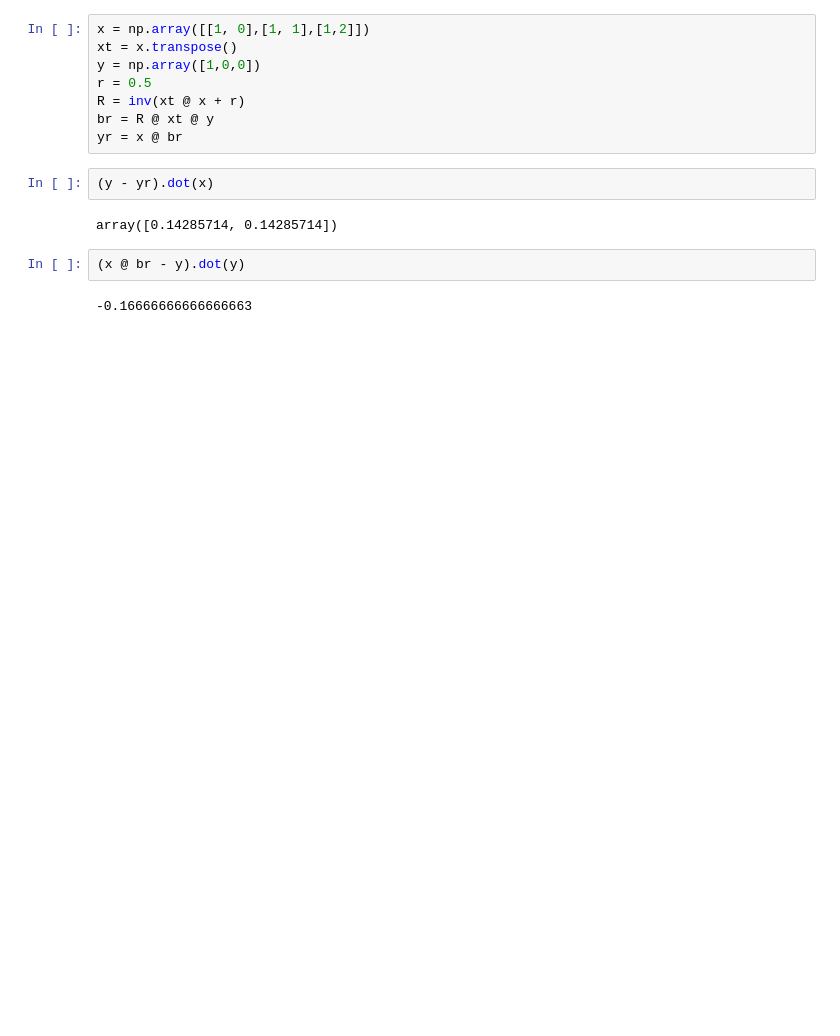
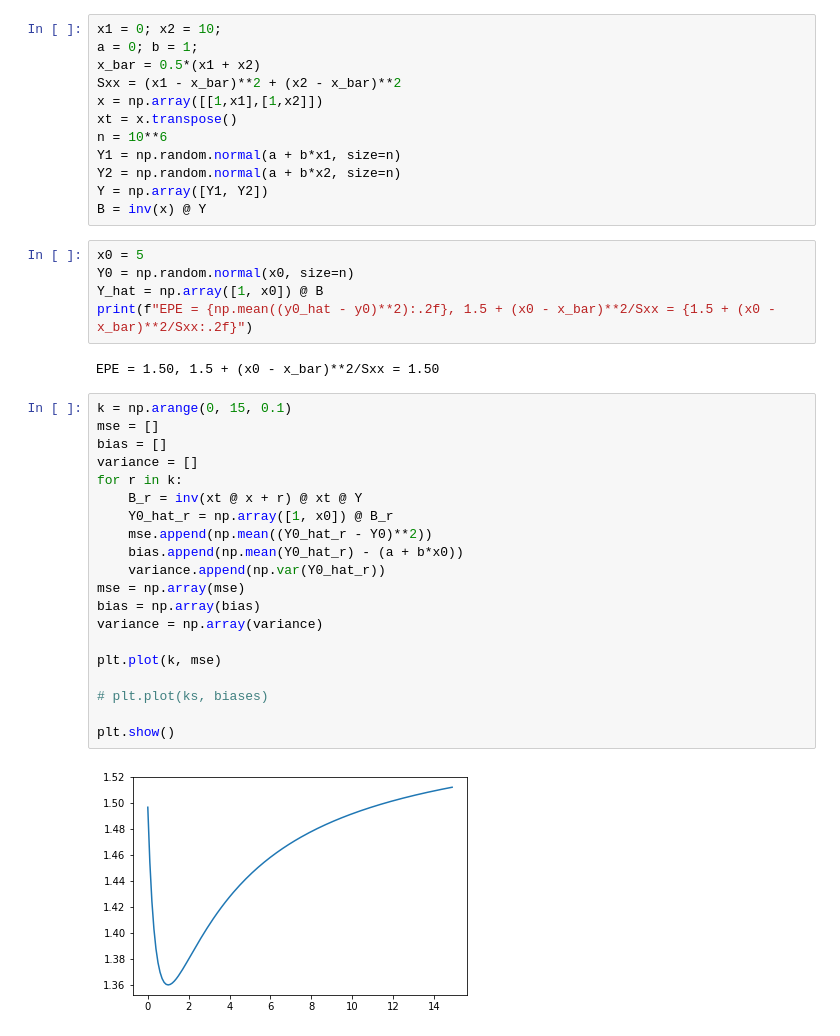
Before and after one commit to mgreenbe/641, a Jupyter notebook: demos/ridge_regression.ipynb, the cells around one changed output. Saved outputs shown, nothing was run; the diff lists cells and outputs as text; blank space fills up the shorter version.

```diff
--- a/demos/ridge_regression.ipynb
+++ b/demos/ridge_regression.ipynb
@@ -6,16 +5,41 @@ SyntaxError: invalid syntax (<ipython-input-16-f4af23870769>, line 1)
-# %%
-x = np.array([[1, 0],[1, 1],[1,2]])
-xt = x.transpose()
-y = np.array([1,0,0])
-r = 0.5
-R = inv(xt @ x + r)
-br = R @ xt @ y
-yr = x @ br
-# %%
-(y - yr).dot(x)
-# %% [output]
-array([0.14285714, 0.14285714])
-# %%
-(x @ br - y).dot(y)
-# %% [output]
--0.16666666666666663
+# %%
+x1 = 0; x2 = 10;
+a = 0; b = 1;
+x_bar = 0.5*(x1 + x2)
+Sxx = (x1 - x_bar)**2 + (x2 - x_bar)**2
+x = np.array([[1,x1],[1,x2]])
+xt = x.transpose()
+n = 10**6
+Y1 = np.random.normal(a + b*x1, size=n)
+Y2 = np.random.normal(a + b*x2, size=n)
+Y = np.array([Y1, Y2])
+B = inv(x) @ Y
+# %%
+x0 = 5
+Y0 = np.random.normal(x0, size=n)
+Y_hat = np.array([1, x0]) @ B
+print(f"EPE = {np.mean((y0_hat - y0)**2):.2f}, 1.5 + (x0 - x_bar)**2/Sxx = {1.5 + (x0 - x_bar)**2/Sxx:.2f}")
+# %% [output]
+EPE = 1.50, 1.5 + (x0 - x_bar)**2/Sxx = 1.50
+# %%
+k = np.arange(0, 15, 0.1)
+mse = []
+bias = []
+variance = []
+for r in k:
+    B_r = inv(xt @ x + r) @ xt @ Y
+    Y0_hat_r = np.array([1, x0]) @ B_r
+    mse.append(np.mean((Y0_hat_r - Y0)**2))
+    bias.append(np.mean(Y0_hat_r) - (a + b*x0))
+    variance.append(np.var(Y0_hat_r))
+mse = np.array(mse)
+bias = np.array(bias)
+variance = np.array(variance)
+
+plt.plot(k, mse)
+
+# plt.plot(ks, biases)
+
+plt.show()
+# %% [output]
+[figure, added]
```
Also changed, not shown: parts of 29 cells of this notebook, 8 other files.
